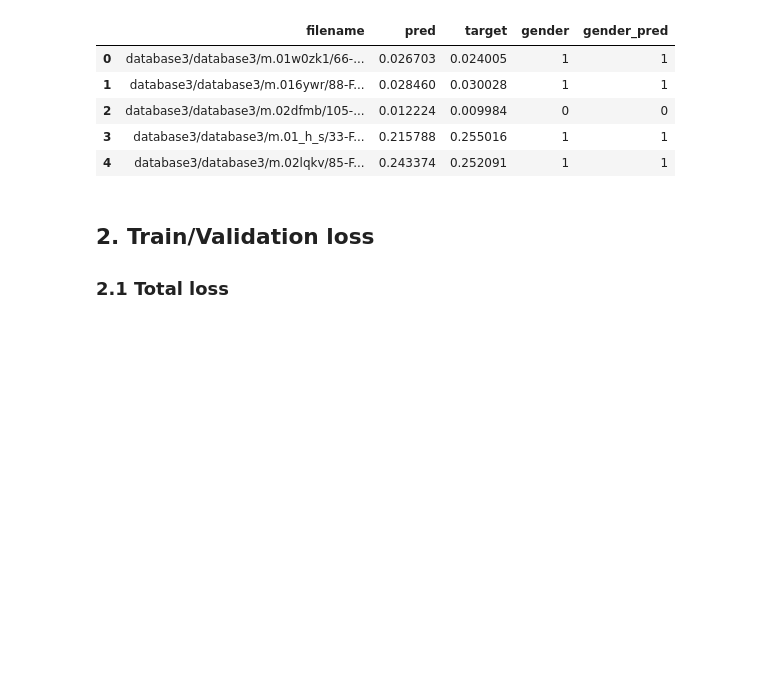
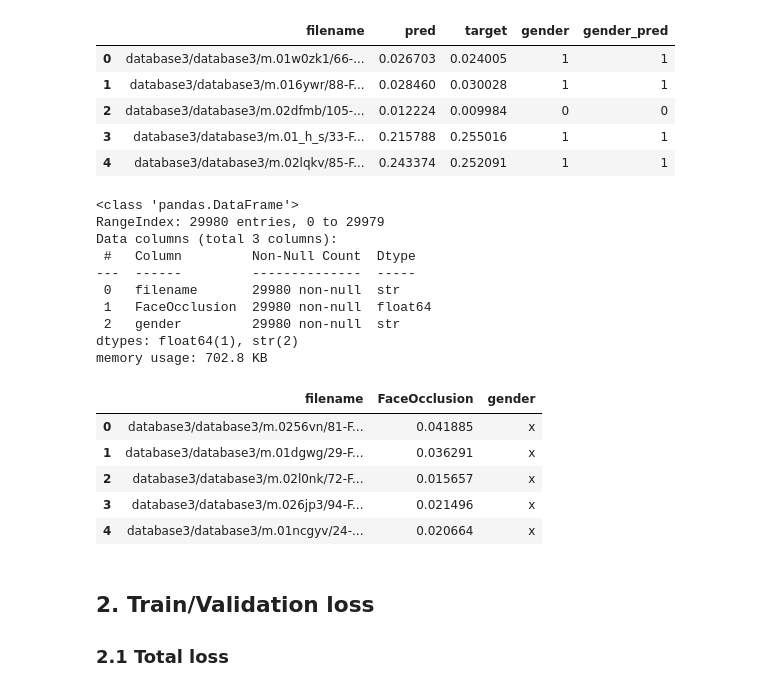
Before and after one commit to odelacruz-fierro/data-challenge-idemia, a Jupyter notebook: results.ipynb, the cells around one changed output. Cells and saved outputs as stored; diff of their text form; code cells hidden in the pictures; blank space fills up the shorter version.

```diff
--- a/results.ipynb
+++ b/results.ipynb
@@ -111,6 +115,27 @@ memory usage: 781.4 KB
 | 2 | database3/database3/m.02dfmb/105-... | 0.012224 | 0.009984 | 0 | 0 |
 | 3 | database3/database3/m.01_h_s/33-F... | 0.215788 | 0.255016 | 1 | 1 |
 | 4 | database3/database3/m.02lqkv/85-F... | 0.243374 | 0.252091 | 1 | 1 |
+# %%
+# --- Test predictions ---
+df_test_pred.info()
+df_test_pred.head()
+# %% [output]
+<class 'pandas.DataFrame'>
+RangeIndex: 29980 entries, 0 to 29979
+Data columns (total 3 columns):
+ #   Column         Non-Null Count  Dtype
+---  ------         --------------  -----
+ 0   filename       29980 non-null  str
+ 1   FaceOcclusion  29980 non-null  float64
+ 2   gender         29980 non-null  str
+dtypes: float64(1), str(2)
+memory usage: 702.8 KB
+|  | filename | FaceOcclusion | gender |
+| 0 | database3/database3/m.0256vn/81-F... | 0.041885 | x |
+| 1 | database3/database3/m.01dgwg/29-F... | 0.036291 | x |
+| 2 | database3/database3/m.02l0nk/72-F... | 0.015657 | x |
+| 3 | database3/database3/m.026jp3/94-F... | 0.021496 | x |
+| 4 | database3/database3/m.01ncgyv/24-... | 0.020664 | x |
 # %% [markdown]
 ## **2. Train/Validation loss**
 ### **2.1 Total loss**
```
Also changed, not shown: parts of 4 cells of this notebook, 1 other file.
